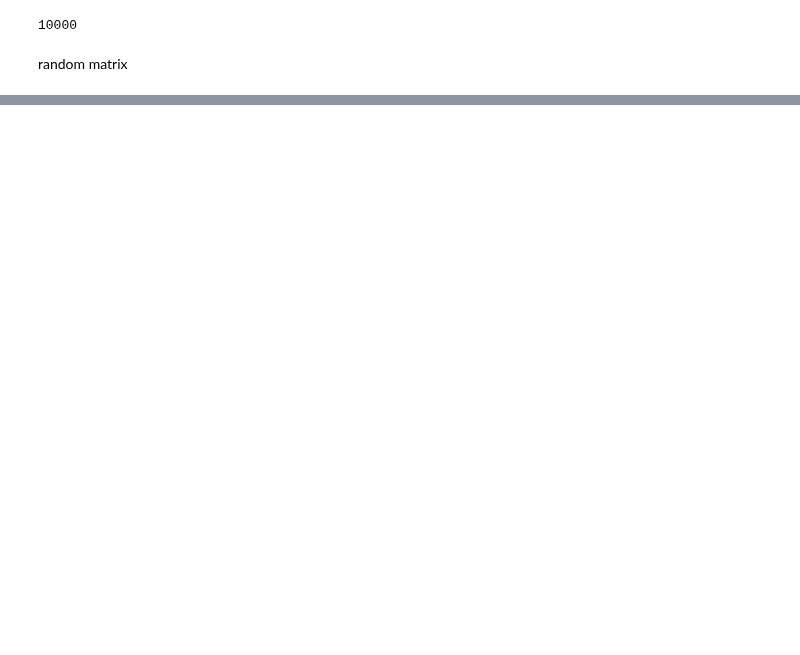
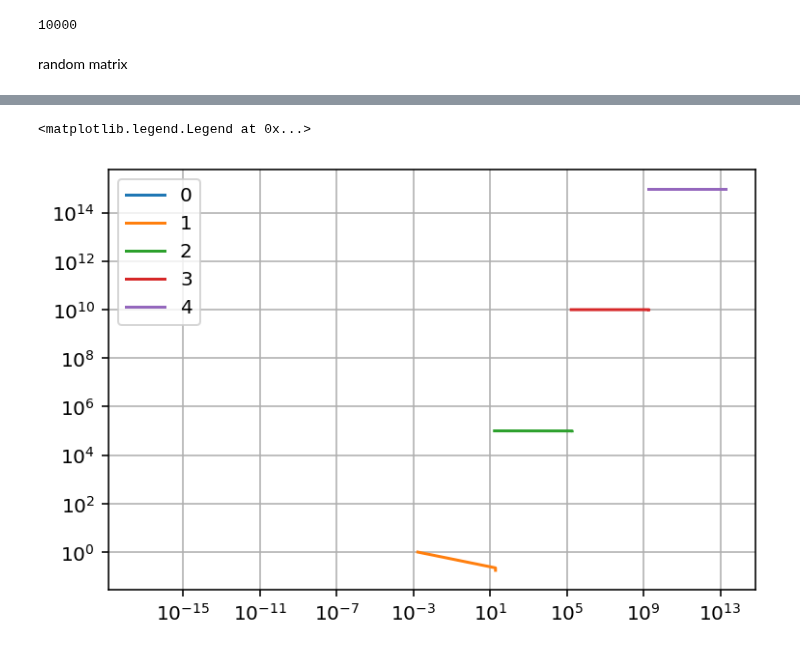
Before and after one commit to tamu-edu/tes_noise, a Jupyter notebook: Rbeta_stats.ipynb, the cells around one changed output, grey strips where cells are left out. Saved outputs shown, nothing was run; the diff lists cells and outputs as text; code cells hidden in the pictures; blank space fills up the shorter version.

```diff
--- a/Rbeta_stats.ipynb
+++ b/Rbeta_stats.ipynb
@@ -328,0 +389,18 @@ print(abs(etm.get_R_avg(1e3))/(etm.Rmean*(2+etm.Bmean)))
+# %%
+plt.figure()
+plt.grid()
+
+ws = np.array([0, 1, 10, 100, 1000])
+
+Dmw = np.zeros((ws.size, small_syst.M+1), dtype = np.cdouble)
+
+for i, w in enumerate(ws):
+    vec, logDm = small_syst.get_logDm(w)
+    Dmw[i] = vec*np.exp(logDm)
+    plt.plot(abs(np.real(Dmw[i])), abs(np.imag(Dmw[i])), label = i)
+
+plt.loglog()
+plt.legend()
+# %% [output]
+<matplotlib.legend.Legend at 0x...>
+[figure, added]
```
Also changed, not shown: parts of 20 cells of this notebook.
